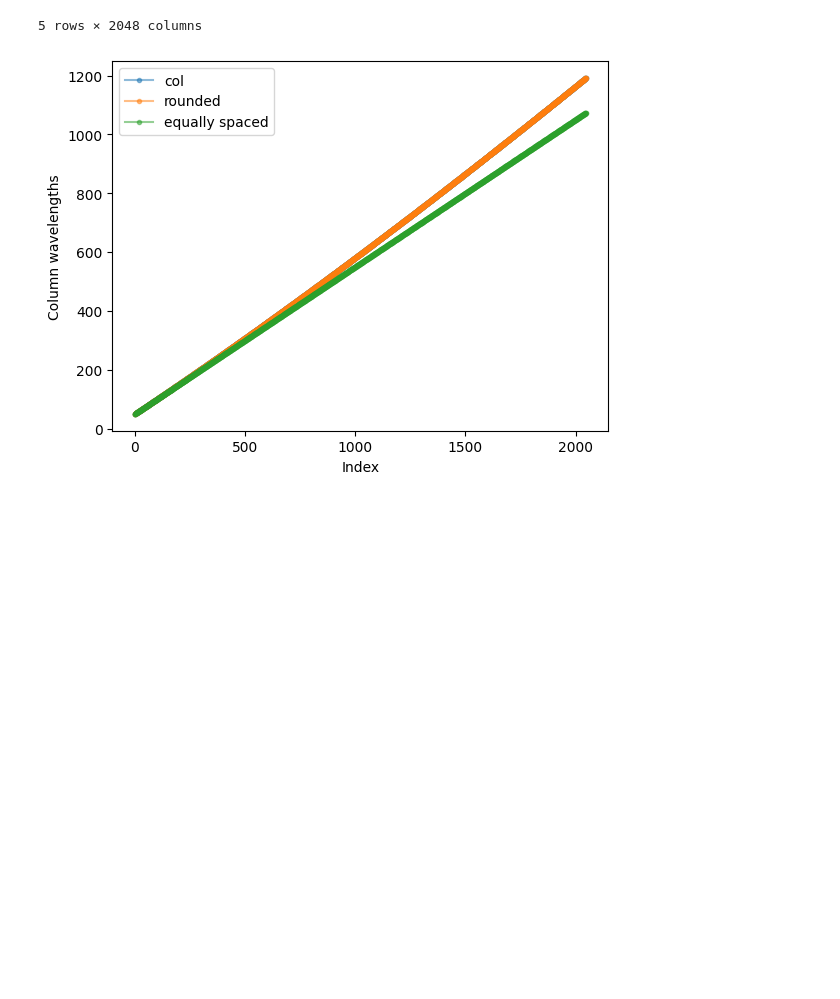
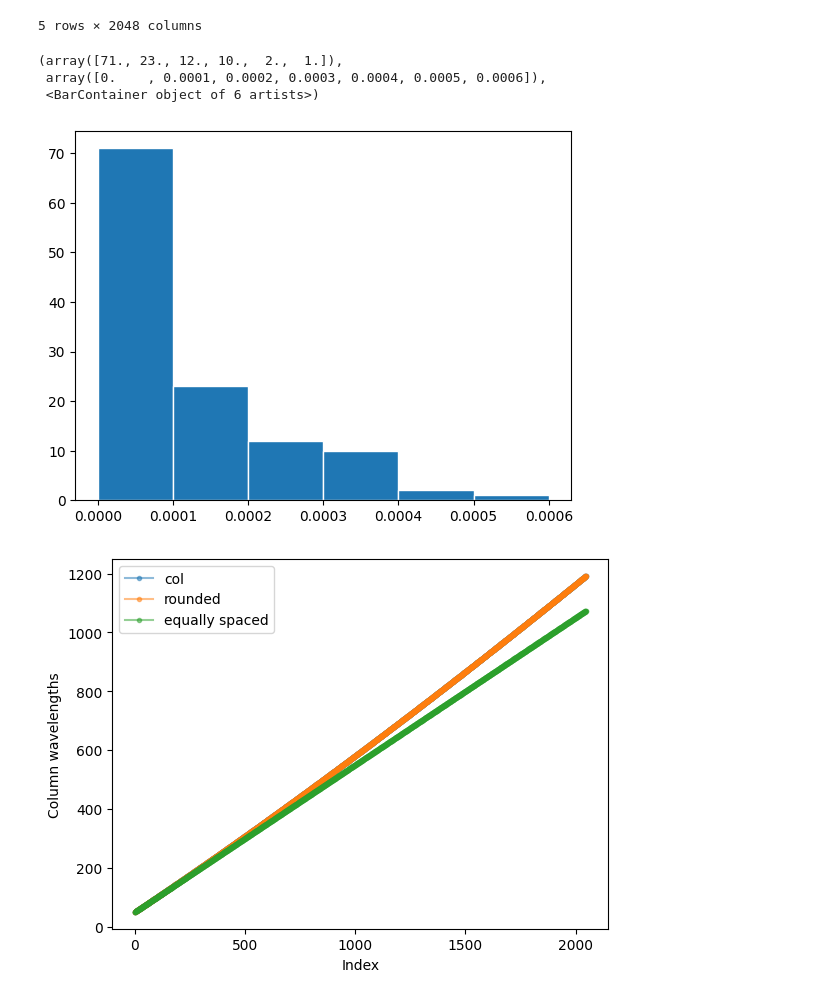
Before and after one commit to Materials-and-Devices-Center-under-KETI/OES_data, a Jupyter notebook: XPS/p3_regression.ipynb, the cells around one changed output. Cells and saved outputs as stored; diff of their text form; code cells hidden in the pictures; blank space fills up the shorter version.

```diff
--- a/XPS/p3_regression.ipynb
+++ b/XPS/p3_regression.ipynb
@@ -21,3 +21,10 @@ N2_input.head()
 | 3 | 0.0 | 0.0 | 0.000081 | 0.000000 | 0.000485 | 0.000546 | 0.0 | 0.000000 | 0.000162 | 0.0 | ... | ... |
 | 4 | 0.0 | 0.0 | 0.000120 | 0.000000 | 0.000160 | 0.000642 | 0.0 | 0.000261 | 0.000000 | 0.0 | ... | ... |
 5 rows × 2048 columns
+# %%
+plt.hist(N2_input.iloc[:,3].values, bins=np.arange(0,0.0007,0.0001), edgecolor='white')
+# %% [output]
+(array([71., 23., 12., 10.,  2.,  1.]),
+ array([0.    , 0.0001, 0.0002, 0.0003, 0.0004, 0.0005, 0.0006]),
+ <BarContainer object of 6 artists>)
+[figure, added]
```
Also changed, not shown: parts of 12 cells of this notebook, 1 other file.
